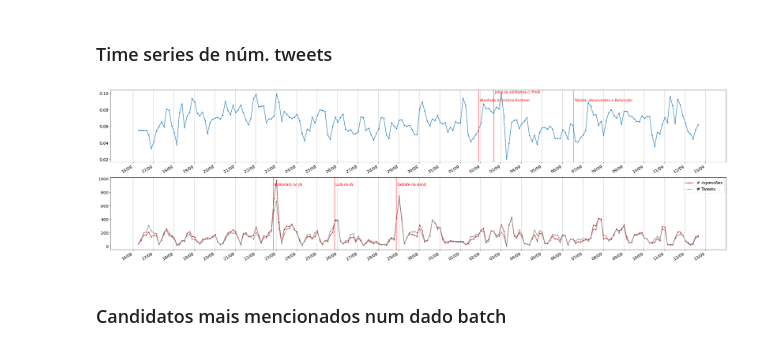
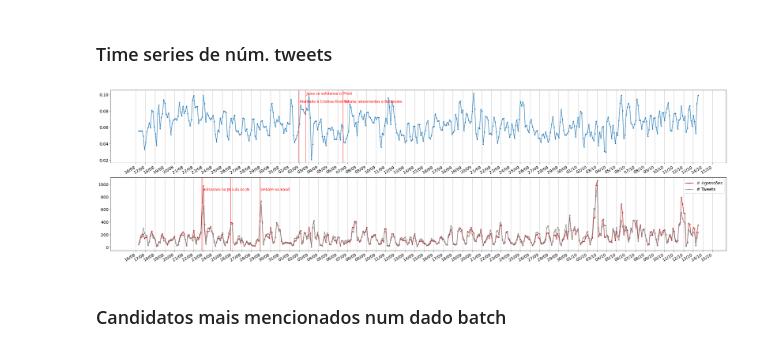
Before and after one commit to cewebbr/violentometro, a Jupyter notebook: analises/50_analise_estatistica_violencia_twitter.ipynb, the cells around one changed output. Drawn from its saved outputs; the diff is of its cells as text; code cells hidden in the pictures.

```diff
--- a/analises/50_analise_estatistica_violencia_twitter.ipynb
+++ b/analises/50_analise_estatistica_violencia_twitter.ipynb
@@ -234,7 +238,7 @@ pl.show()
 # %% [markdown]
 ### Time series de núm. tweets
 # %%
-days = pd.date_range('2022-08-16', '2022-09-13')
+days = pd.date_range('2022-08-16', '2022-10-15')
 
 pl.figure(figsize=(30,12))
 
@@ -244,34 +248,34 @@ pl.xticks(days, days.strftime('%d/%m'))
 pl.grid(axis='x')
 pl.tick_params(labelsize=14)
 
 landmark('2022-09-01 22:00:00', 'Atentado à Cristina Kirshner', 0.09)
 landmark('2022-09-02 15:30:00', 'Joice se solidariza c/ Prioli', 0.10)
 landmark('2022-09-06 13:00:00', 'Tabata: absorventes e Bolsonato', 0.09)
 
 pl.subplot(3,1,2)
 capture_df['final_n_hate'].fillna(0).rolling(2).mean().plot(marker='.', label='# Agressões', color='firebrick')
 pl.xticks(days, days.strftime('%d/%m'))
 pl.grid(axis='x')
 pl.tick_params(labelsize=14)
 
 fac = capture_df['final_n_hate'].sum() / capture_df['final_n_tweets'].sum()
 
 (capture_df['final_n_tweets'] * fac).fillna(0).rolling(2).mean().plot(marker='.', label='# Tweets', color='gray')
 pl.xticks(days, days.strftime('%d/%m'))
 pl.grid(axis='x')
 pl.tick_params(labelsize=14)
 
 
 landmark('2022-08-22 20:30:00', 'Bolsonaro no JN', 900)
 landmark('2022-08-25 20:30:00', 'Lula no JN', 900)
 landmark('2022-08-28 21:00:00', 'Debate na Band', 900)
 
 pl.legend(fontsize=14)
 pl.tight_layout()
 #pl.savefig('plots/n_agressoes_por_batch_2022-08-30.png')
 pl.show()
 # %% [output]
-[figure, old version]
+[figure, new version]
 # %% [markdown]
 ### Candidatos mais mencionados num dado batch
 # %%
```
Also changed, not shown: parts of 4 cells of this notebook.
